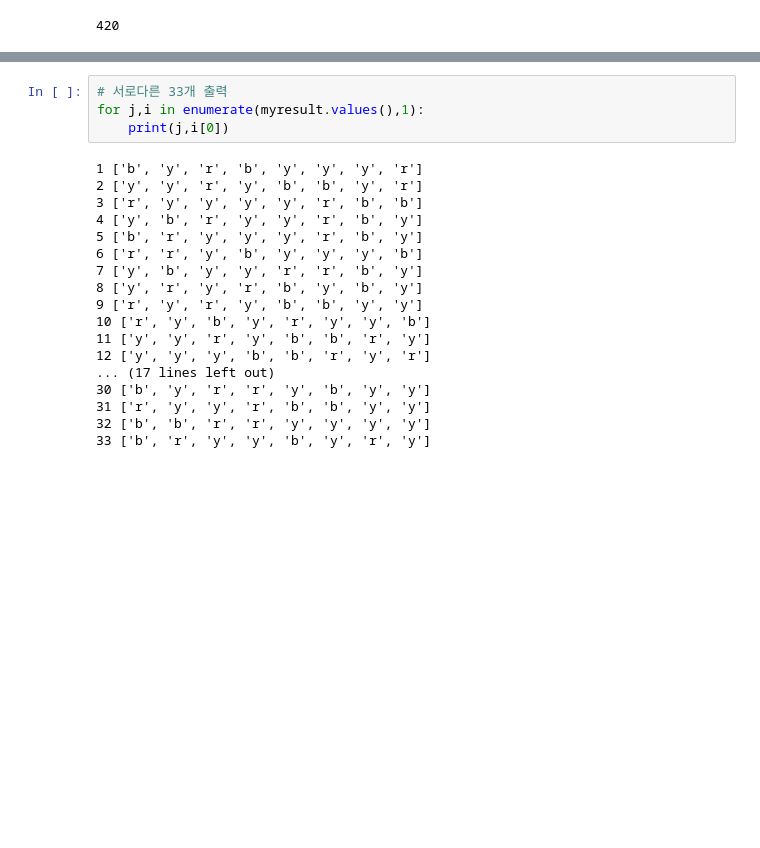
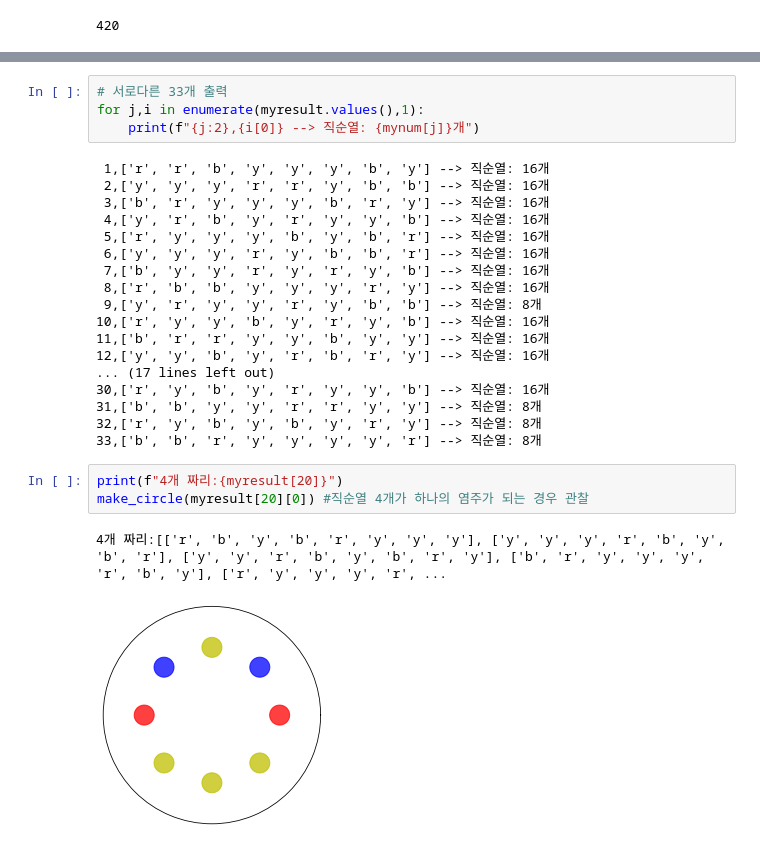
Before and after one commit to nck2/stat, a Jupyter notebook: 같은 것이 있는 염주순열 문제 검증.ipynb, the cells around one changed output, grey strips where cells are left out. Cells and saved outputs as stored; diff of their text form; blank space fills up the shorter version.

```diff
--- a/같은 것이 있는 염주순열 문제 검증.ipynb
+++ b/같은 것이 있는 염주순열 문제 검증.ipynb
@@ -246,25 +228,31 @@ for j,i in enumerate(myresult[1],1):
 # %%
 # 서로다른 33개 출력
 for j,i in enumerate(myresult.values(),1):
-    print(j,i[0])
+    print(f"{j:2},{i[0]} --> 직순열: {mynum[j]}개")
 # %% [output]
-1 ['b', 'y', 'r', 'b', 'y', 'y', 'y', 'r']
-2 ['y', 'y', 'r', 'y', 'b', 'b', 'y', 'r']
-3 ['r', 'y', 'y', 'y', 'y', 'r', 'b', 'b']
-4 ['y', 'b', 'r', 'y', 'y', 'r', 'b', 'y']
-5 ['b', 'r', 'y', 'y', 'y', 'r', 'b', 'y']
-6 ['r', 'r', 'y', 'b', 'y', 'y', 'y', 'b']
-7 ['y', 'b', 'y', 'y', 'r', 'r', 'b', 'y']
-8 ['y', 'r', 'y', 'r', 'b', 'y', 'b', 'y']
-9 ['r', 'y', 'r', 'y', 'b', 'b', 'y', 'y']
-10 ['r', 'y', 'b', 'y', 'r', 'y', 'y', 'b']
-11 ['y', 'y', 'r', 'y', 'b', 'b', 'r', 'y']
-12 ['y', 'y', 'y', 'b', 'b', 'r', 'y', 'r']
+ 1,['r', 'r', 'b', 'y', 'y', 'y', 'b', 'y'] --> 직순열: 16개
+ 2,['y', 'y', 'y', 'r', 'r', 'y', 'b', 'b'] --> 직순열: 16개
+ 3,['b', 'r', 'y', 'y', 'y', 'b', 'r', 'y'] --> 직순열: 16개
+ 4,['y', 'r', 'b', 'y', 'r', 'y', 'y', 'b'] --> 직순열: 16개
+ 5,['r', 'y', 'y', 'y', 'b', 'y', 'b', 'r'] --> 직순열: 16개
+ 6,['y', 'y', 'y', 'r', 'y', 'b', 'b', 'r'] --> 직순열: 16개
+ 7,['b', 'y', 'y', 'r', 'y', 'r', 'y', 'b'] --> 직순열: 16개
+ 8,['r', 'b', 'b', 'y', 'y', 'y', 'r', 'y'] --> 직순열: 16개
+ 9,['y', 'r', 'y', 'y', 'r', 'y', 'b', 'b'] --> 직순열: 8개
+10,['r', 'y', 'y', 'b', 'y', 'r', 'y', 'b'] --> 직순열: 16개
+11,['b', 'r', 'r', 'y', 'y', 'b', 'y', 'y'] --> 직순열: 16개
+12,['y', 'y', 'b', 'y', 'r', 'b', 'r', 'y'] --> 직순열: 16개
 ... (17 lines left out)
-30 ['b', 'y', 'r', 'r', 'y', 'b', 'y', 'y']
-31 ['r', 'y', 'y', 'r', 'b', 'b', 'y', 'y']
-32 ['b', 'b', 'r', 'r', 'y', 'y', 'y', 'y']
-33 ['b', 'r', 'y', 'y', 'b', 'y', 'r', 'y']
+30,['r', 'y', 'b', 'y', 'r', 'y', 'y', 'b'] --> 직순열: 16개
+31,['b', 'b', 'y', 'y', 'r', 'r', 'y', 'y'] --> 직순열: 8개
+32,['r', 'y', 'b', 'y', 'b', 'y', 'r', 'y'] --> 직순열: 8개
+33,['b', 'b', 'r', 'y', 'y', 'y', 'y', 'r'] --> 직순열: 8개
+# %%
+print(f"4개 짜리:{myresult[20]}")
+make_circle(myresult[20][0]) #직순열 4개가 하나의 염주가 되는 경우 관찰
+# %% [output]
+4개 짜리:[['r', 'b', 'y', 'b', 'r', 'y', 'y', 'y'], ['y', 'y', 'y', 'r', 'b', 'y', 'b', 'r'], ['y', 'y', 'r', 'b', 'y', 'b', 'r', 'y'], ['b', 'r', 'y', 'y', 'y', 'r', 'b', 'y'], ['r', 'y', 'y', 'y', 'r', ...
+[figure, added]
 # %%
 # 서로다른 33개 그림, 출력
 for j,i in enumerate(myresult.values(),1):
```
Also changed, not shown: parts of 9 cells of this notebook.
